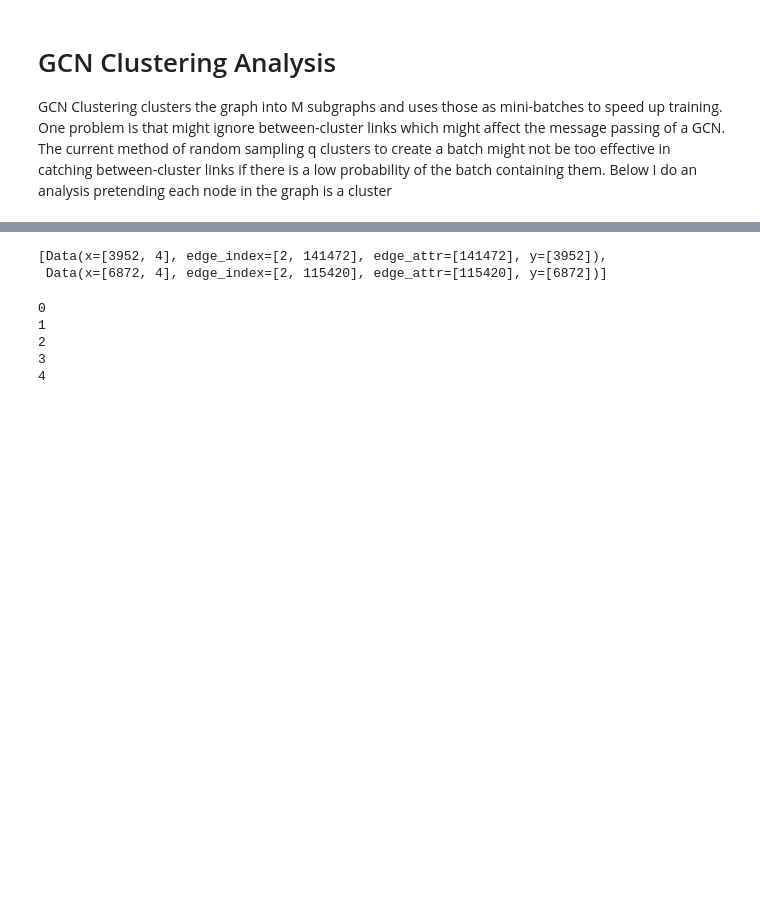
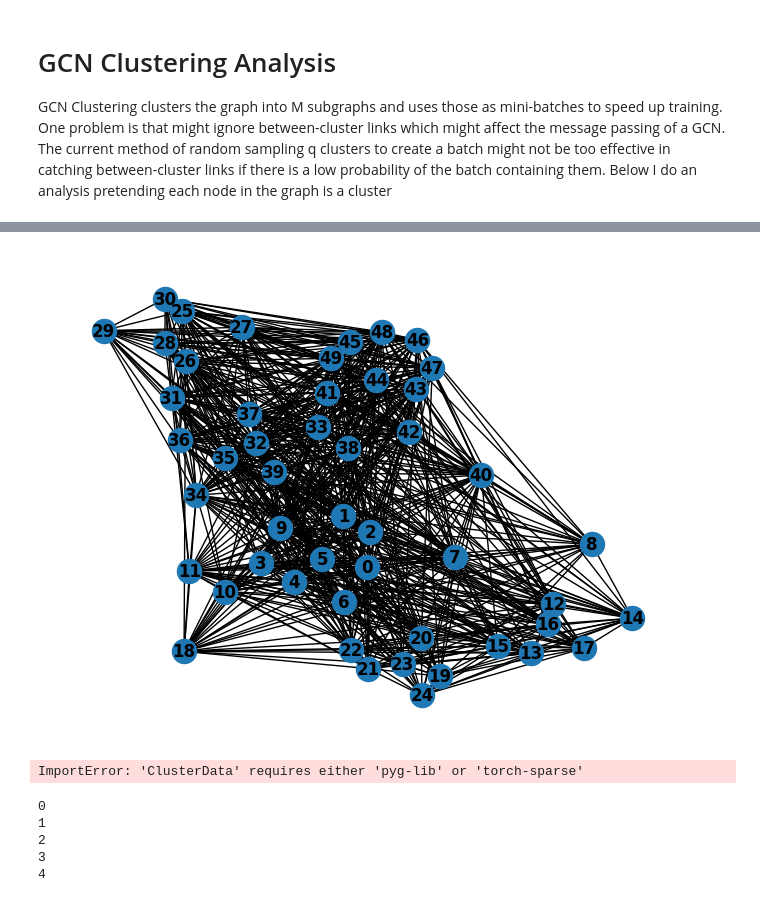
Before and after one commit to UCSD-Qualcomm-B07-Group-2/Biased-Batch-Learning-Strategy, a Jupyter notebook: src/cluster_analysis.ipynb, the cells around one changed output, grey strips where cells are left out. Saved outputs shown, nothing was run; the diff lists cells and outputs as text; code cells hidden in the pictures; blank space fills up the shorter version.

```diff
--- a/src/cluster_analysis.ipynb
+++ b/src/cluster_analysis.ipynb
@@ -21,11 +463,10 @@ G.remove_edges_from(nx.selfloop_edges(G))
+# %%
+nx.draw(G, with_labels=True, font_weight='bold')
+# %% [output]
+[figure, added]
 # %%
 from batching import Batcher
 from load import load_cache
 
 data = load_cache()
 data = data[0]
-# %%
-data
-# %% [output]
-[Data(x=[3952, 4], edge_index=[2, 141472], edge_attr=[141472], y=[3952]),
- Data(x=[6872, 4], edge_index=[2, 115420], edge_attr=[115420], y=[6872])]
@@ -32,3 +475,7 @@ data
+# %%
+cluster_data = ClusterData(data, num_parts=10, recursive=False, log=False)
+# %% [output]
+ImportError: 'ClusterData' requires either 'pyg-lib' or 'torch-sparse'
 # %%
 from tqdm import tqdm
 
```
Also changed, not shown: parts of 35 cells of this notebook, 6 other files.
